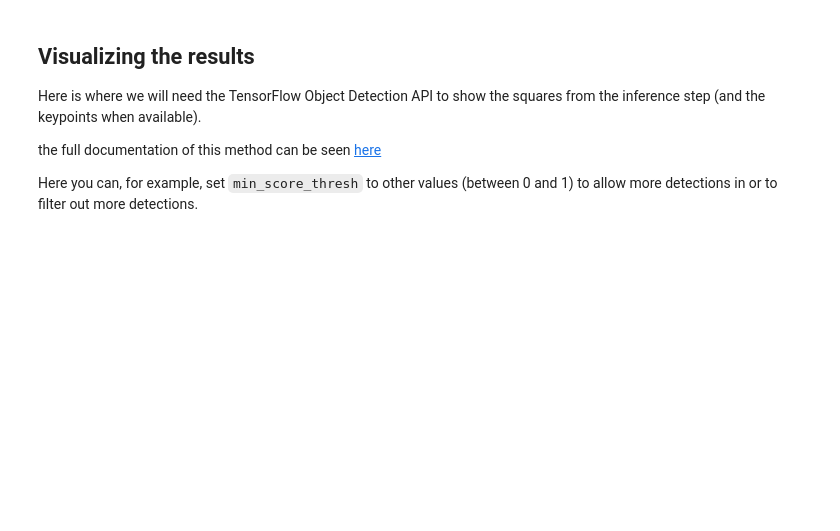
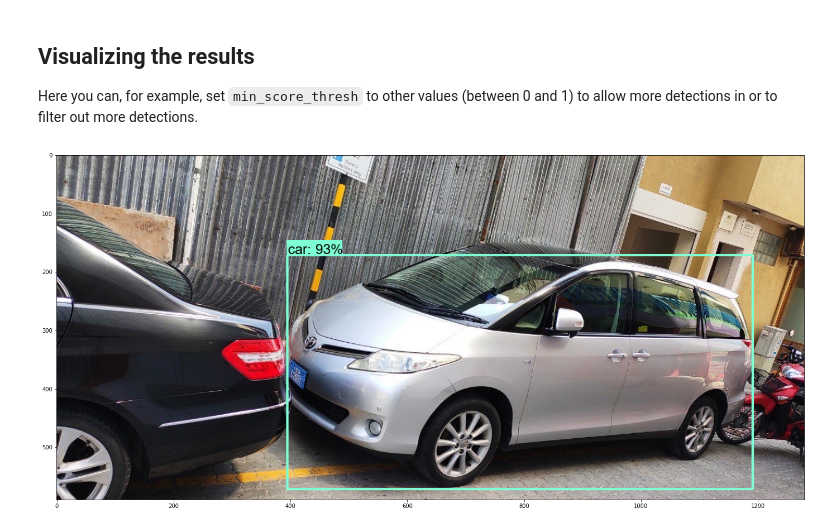
Before and after one commit to politecat314/car-detector-tensorflow, a Jupyter notebook: Object_Detection_Inference_on_TF_2_and_TF_Hub.ipynb, the cells around one changed output. Cells and saved outputs as stored; diff of their text form; code cells hidden in the pictures; blank space fills up the shorter version.

```diff
--- a/Object_Detection_Inference_on_TF_2_and_TF_Hub.ipynb
+++ b/Object_Detection_Inference_on_TF_2_and_TF_Hub.ipynb
@@ -109,4 +53,4 @@ Here we just need the model handle that was selected and use the Tensorflow Hub
 # %%
 print('loading model...')
-hub_model = hub.load(model_handle)
+hub_model = hub.load('ALL_MODELS/CenterNet HourGlass104 512x512/1')
 print('model loaded!')
@@ -149,20 +99,9 @@ print(result.keys())
 # %% [markdown]
 ## Visualizing the results
-
-Here is where we will need the TensorFlow Object Detection API to show the squares from the inference step (and the keypoints when available).
-
-the full documentation of this method can be seen [here](https://github.com/tensorflow/models/blob/master/research/object_detection/utils/visualization_utils.py)
-
 Here you can, for example, set `min_score_thresh` to other values (between 0 and 1) to allow more detections in or to filter out more detections.
 # %%
 label_id_offset = 0
 image_np_with_detections = image_np.copy()
-
-# Use keypoints if available in detections
-keypoints, keypoint_scores = None, None
-if 'detection_keypoints' in result:
-  keypoints = result['detection_keypoints'][0]
-  keypoint_scores = result['detection_keypoint_scores'][0]
 
 # filter cars from all the detections
 detection_scores = []
@@ -182,38 +121,34 @@ for score, category, boxes in zip(result['detection_scores'][0], (result['detect
     upper = height*boxes[0]
     left = width*boxes[1]
     lower = height*boxes[2]
     right = width*boxes[3]
 
     area = abs(upper-lower)*abs(left-right)
 
             # if area bigger than current max, replace
     if area > maximumArea:
-#     detection_scores.append(score)
-#     detection_classes.append(category)
-#     detection_boxes.append(boxes)
-
         detection_scores = [score]
         detection_classes = [category]
         detection_boxes = [boxes]
 
-detection_scores = np.array(detection_scores) # [index here]
+detection_scores = np.array(detection_scores)
 detection_classes = np.array(detection_classes)
 detection_boxes = np.array(detection_boxes)
 
 ## visualize the bounding boxes
 viz_utils.visualize_boxes_and_labels_on_image_array(
       image_np_with_detections[0],
       detection_boxes,
       detection_classes,
       detection_scores,
       category_index,
       use_normalized_coordinates=True,
       max_boxes_to_draw=200,
       min_score_thresh=.30,
-      agnostic_mode=False,
-      keypoints=keypoints,
-      keypoint_scores=keypoint_scores,)
+      agnostic_mode=False,)
 
 plt.figure(figsize=(24,32))
 plt.imshow(image_np_with_detections[0])
 plt.show()
+# %% [output]
+[figure, added]
```
Also changed, not shown: parts of 21 cells of this notebook.
